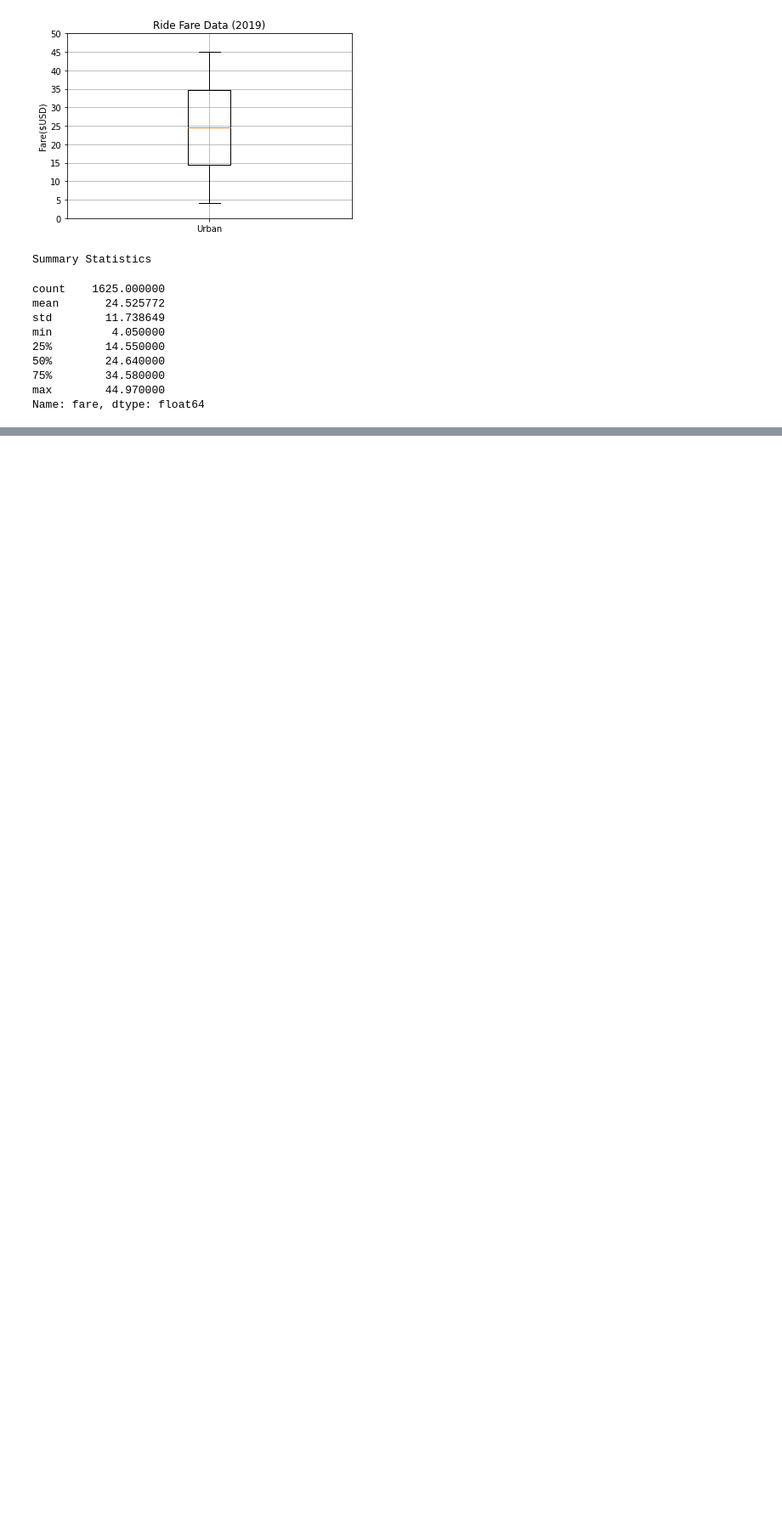
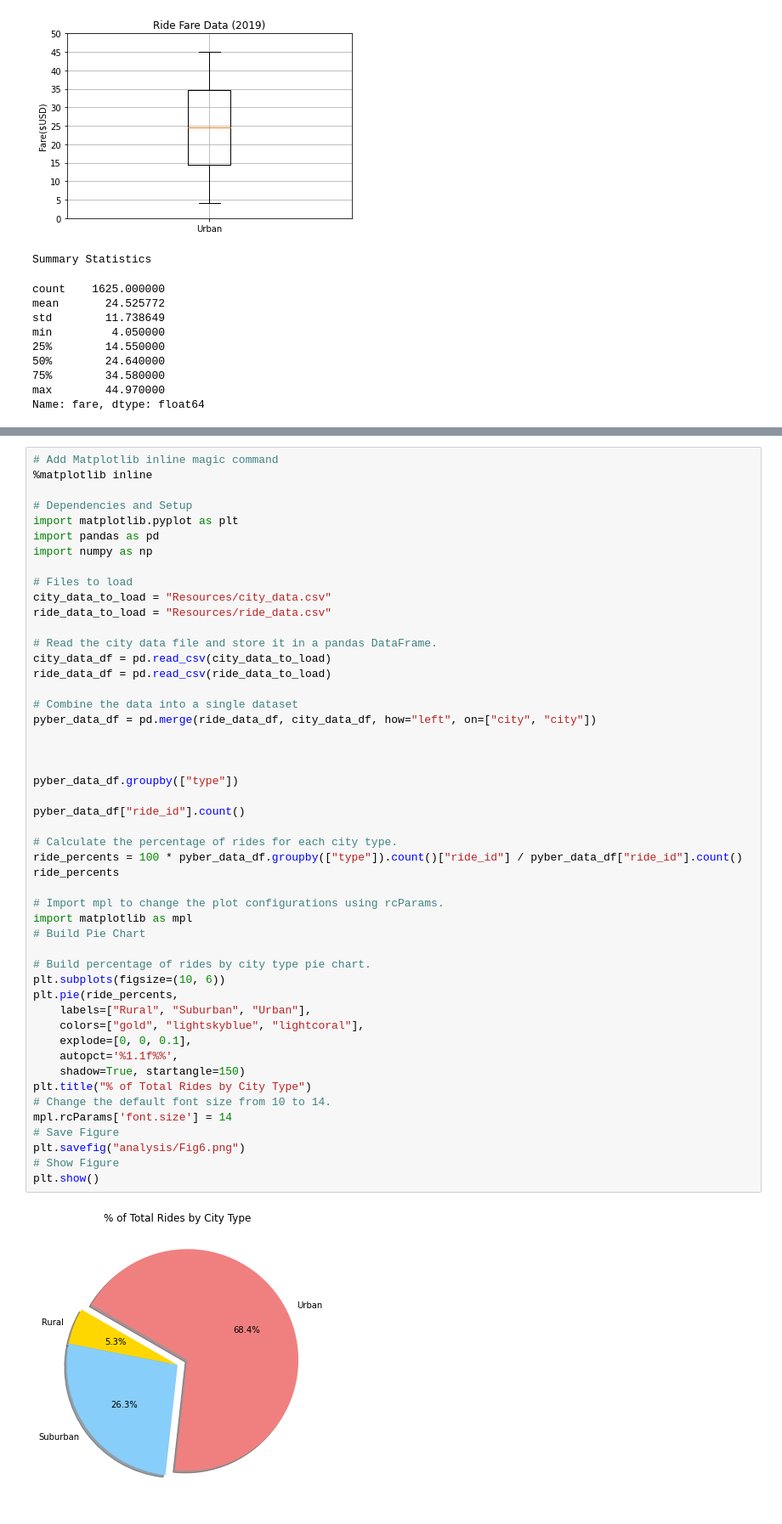
Before and after one commit to adh001m/PyBer_Analysis, a Jupyter notebook: PyBer.ipynb, the cells around one changed output, grey strips where cells are left out. Shown at 85% size. Cells and saved outputs as stored; diff of their text form; blank space fills up the shorter version.

```diff
--- a/PyBer.ipynb
+++ b/PyBer.ipynb
@@ -355,0 +434,51 @@ NameError: name 'ride_data_df' is not defined
+# %%
+# Add Matplotlib inline magic command
+%matplotlib inline
+
+# Dependencies and Setup
+import matplotlib.pyplot as plt
+import pandas as pd
+import numpy as np
+
+# Files to load
+city_data_to_load = "Resources/city_data.csv"
+ride_data_to_load = "Resources/ride_data.csv"
+
+# Read the city data file and store it in a pandas DataFrame.
+city_data_df = pd.read_csv(city_data_to_load)
+ride_data_df = pd.read_csv(ride_data_to_load)
+
+# Combine the data into a single dataset
+pyber_data_df = pd.merge(ride_data_df, city_data_df, how="left", on=["city", "city"])
+
+
+
+pyber_data_df.groupby(["type"])
+
+pyber_data_df["ride_id"].count()
+
+# Calculate the percentage of rides for each city type.
+ride_percents = 100 * pyber_data_df.groupby(["type"]).count()["ride_id"] / pyber_data_df["ride_id"].count()
+ride_percents
+
+# Import mpl to change the plot configurations using rcParams.
+import matplotlib as mpl
+# Build Pie Chart
+
+# Build percentage of rides by city type pie chart.
+plt.subplots(figsize=(10, 6))
+plt.pie(ride_percents,
+    labels=["Rural", "Suburban", "Urban"],
+    colors=["gold", "lightskyblue", "lightcoral"],
+    explode=[0, 0, 0.1],
+    autopct='%1.1f%%',
+    shadow=True, startangle=150)
+plt.title("% of Total Rides by City Type")
+# Change the default font size from 10 to 14.
+mpl.rcParams['font.size'] = 14
+# Save Figure
+plt.savefig("analysis/Fig6.png")
+# Show Figure
+plt.show()
+# %% [output]
+[figure, added]
```
Also changed, not shown: parts of 5 cells of this notebook, 2 other files.
